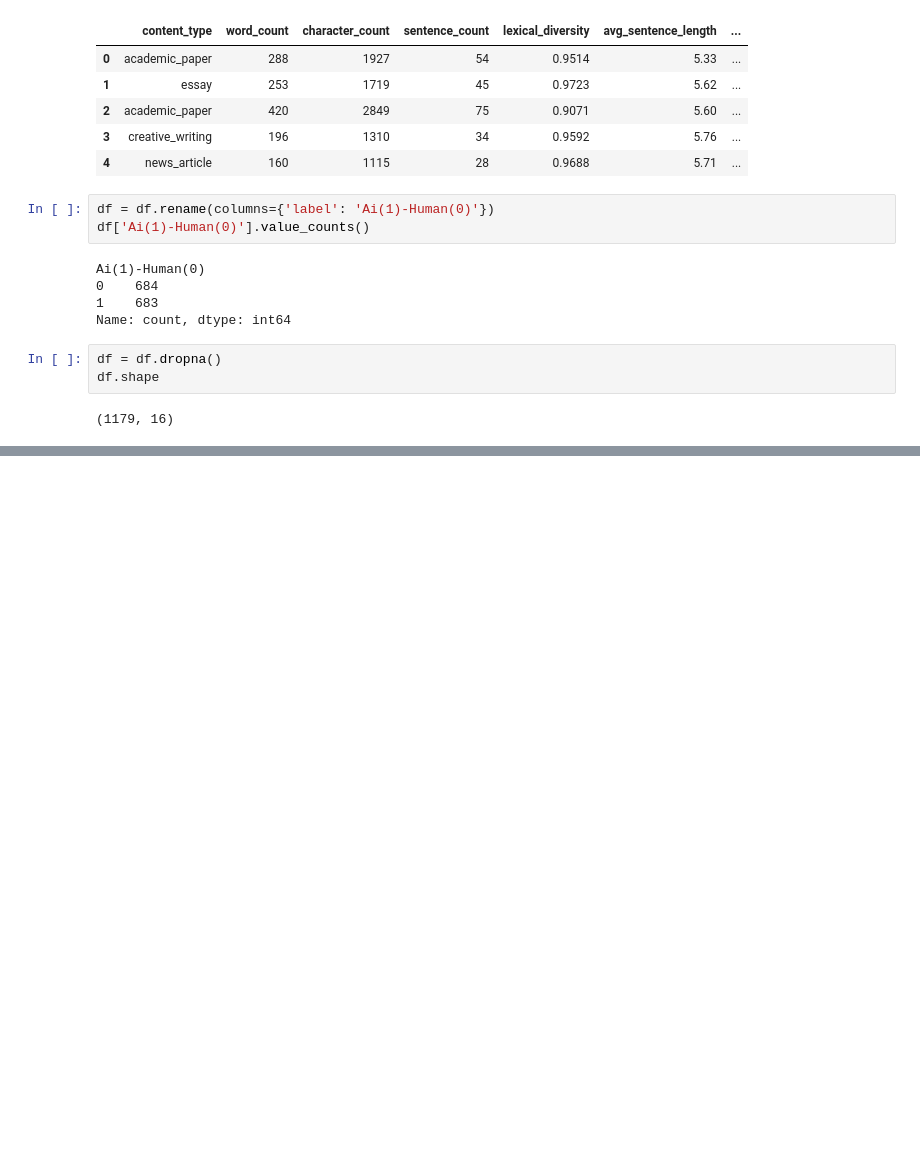
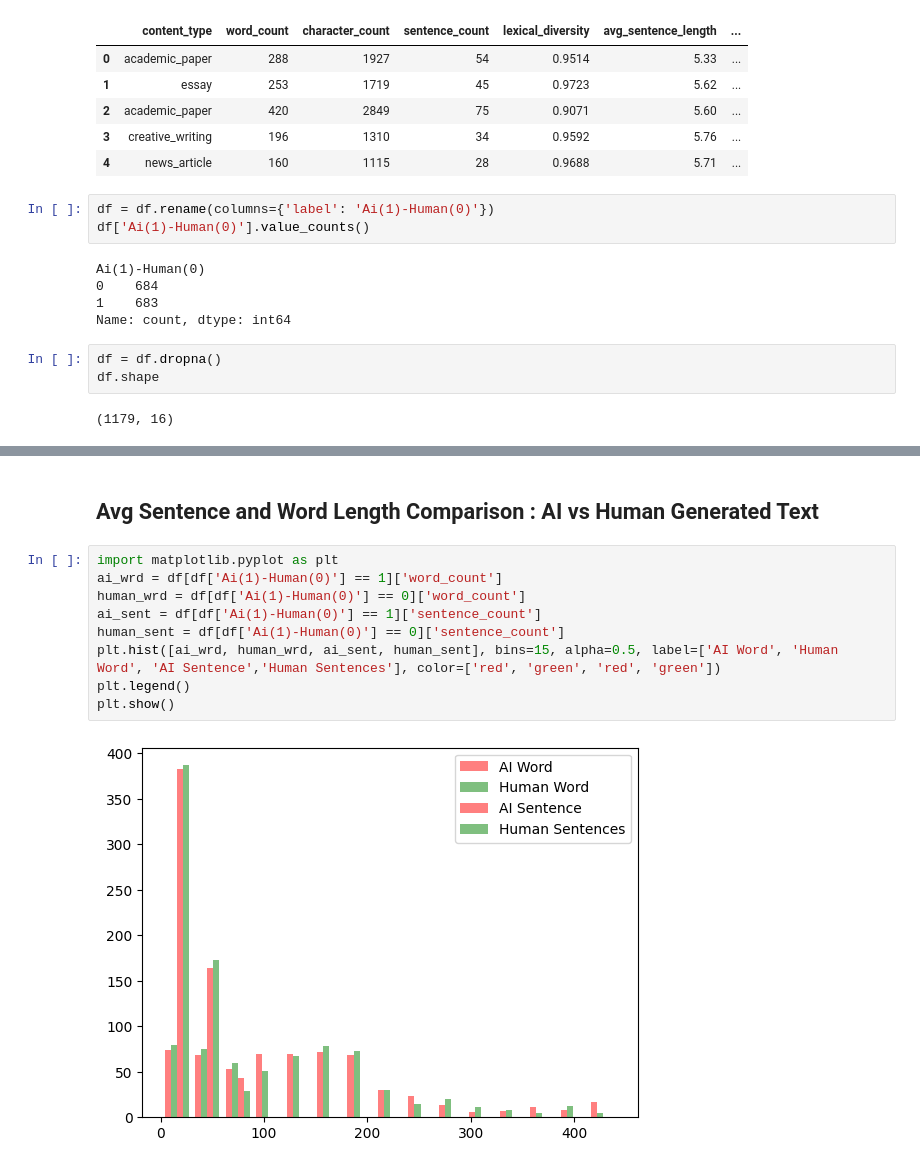
Before and after one commit to fortnitemaster32/AI-and-Human-Biases-within-Text-Generation, a Jupyter notebook: main..ipynb, the cells around one changed output, grey strips where cells are left out. Cells and saved outputs as stored; diff of their text form; blank space fills up the shorter version.

```diff
--- a/main..ipynb
+++ b/main..ipynb
@@ -26,0 +46,13 @@ df.shape
+# %% [markdown]
+## Avg Sentence and Word Length Comparison : AI vs Human Generated Text
+# %%
+import matplotlib.pyplot as plt
+ai_wrd = df[df['Ai(1)-Human(0)'] == 1]['word_count']
+human_wrd = df[df['Ai(1)-Human(0)'] == 0]['word_count']
+ai_sent = df[df['Ai(1)-Human(0)'] == 1]['sentence_count']
+human_sent = df[df['Ai(1)-Human(0)'] == 0]['sentence_count']
+plt.hist([ai_wrd, human_wrd, ai_sent, human_sent], bins=15, alpha=0.5, label=['AI Word', 'Human Word', 'AI Sentence','Human Sentences'], color=['red', 'green', 'red', 'green'])
+plt.legend()
+plt.show()
+# %% [output]
+[figure, added]
```
Also changed, not shown: parts of 4 cells of this notebook.
